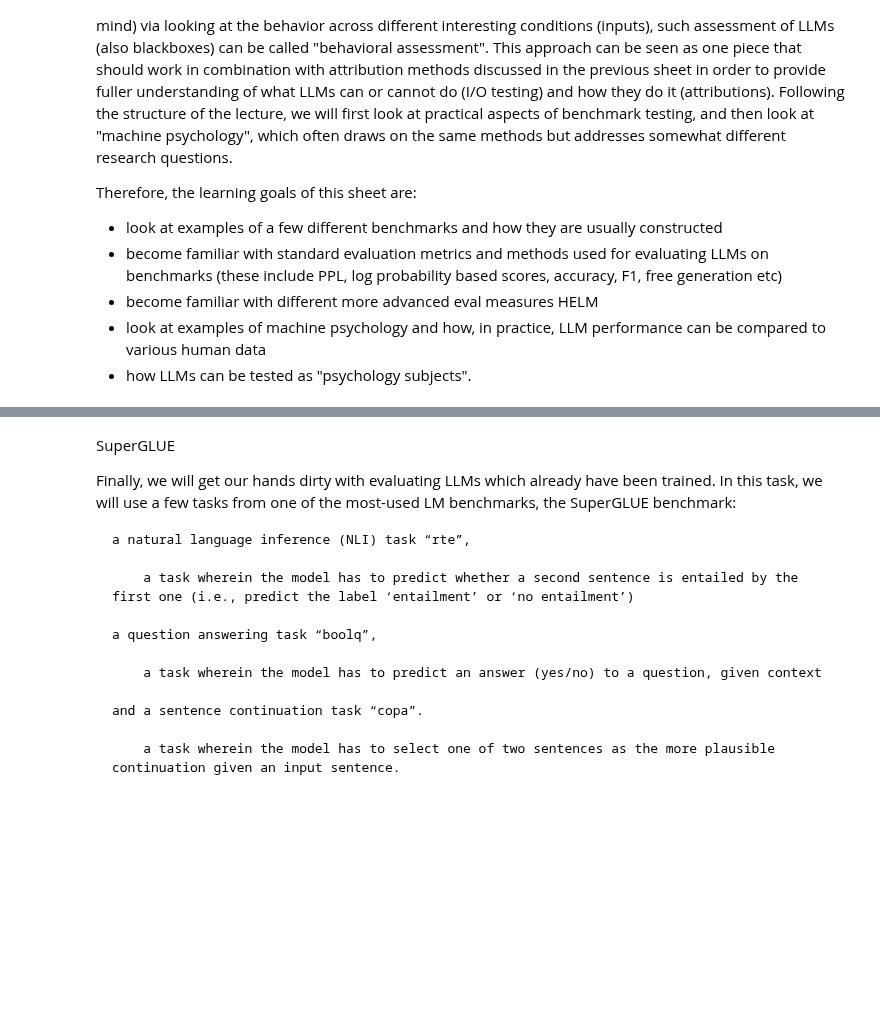
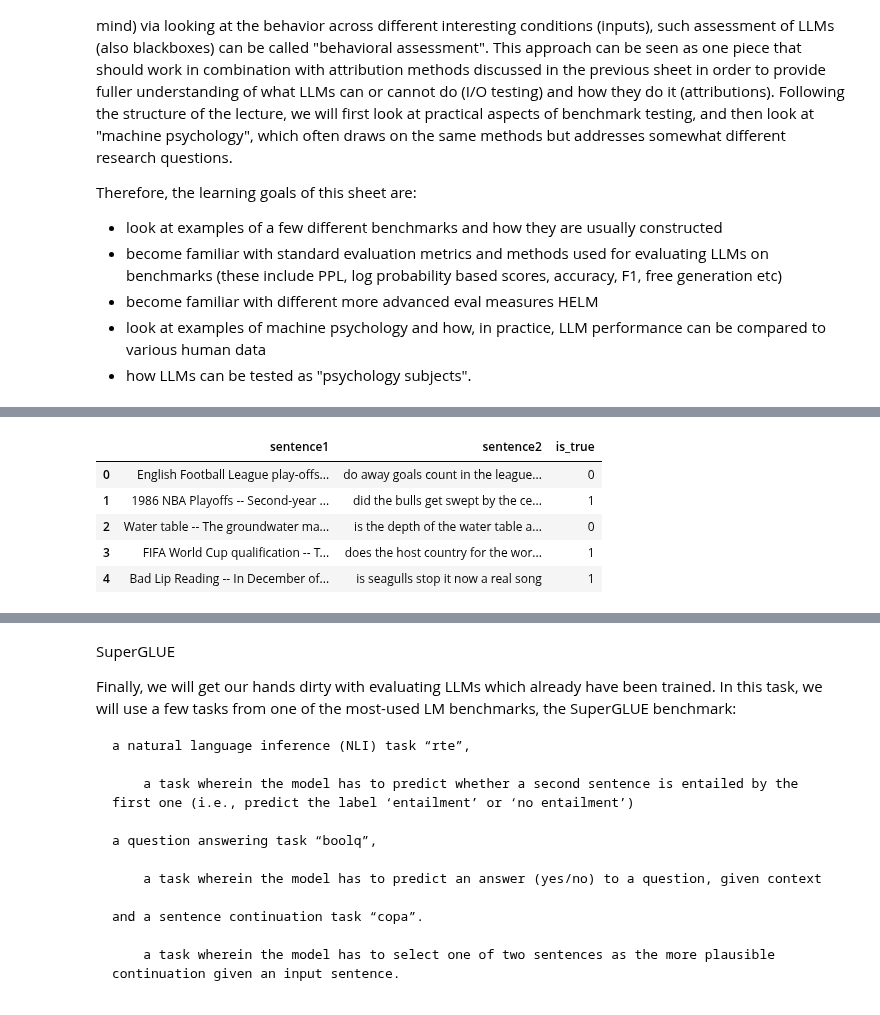
Before and after one commit to CogSciPrag/Understanding-LLMs-course, a Jupyter notebook: understanding-llms/tutorials/07a-behavioral-assessment.ipynb, the cells around one changed output, grey strips where cells are left out. Drawn from its saved outputs; the diff is of its cells as text; code cells hidden in the pictures; blank space fills up the shorter version.

```diff
--- a/understanding-llms/tutorials/07a-behavioral-assessment.ipynb
+++ b/understanding-llms/tutorials/07a-behavioral-assessment.ipynb
@@ -87,0 +229,14 @@ Better explain some QA benchmarks which we have seen in the HW tasks already.
+# %%
+import pandas as pd
+df_boolq = pd.read_csv("files/super_glue_boolq.csv")
+# %%
+# inspect the dataset to understand its structure
+# if is_true = 1, it means that the answer to the question is "True"
+df_boolq.head()
+# %% [output]
+|  | sentence1 | sentence2 | is_true |
+| 0 | English Football League play-offs... | do away goals count in the league... | 0 |
+| 1 | 1986 NBA Playoffs -- Second-year ... | did the bulls get swept by the ce... | 1 |
+| 2 | Water table -- The groundwater ma... | is the depth of the water table a... | 0 |
+| 3 | FIFA World Cup qualification -- T... | does the host country for the wor... | 1 |
+| 4 | Bad Lip Reading -- In December of... | is seagulls stop it now a real song | 1 |
```
Also changed, not shown: parts of 25 cells of this notebook, 1 other file.
